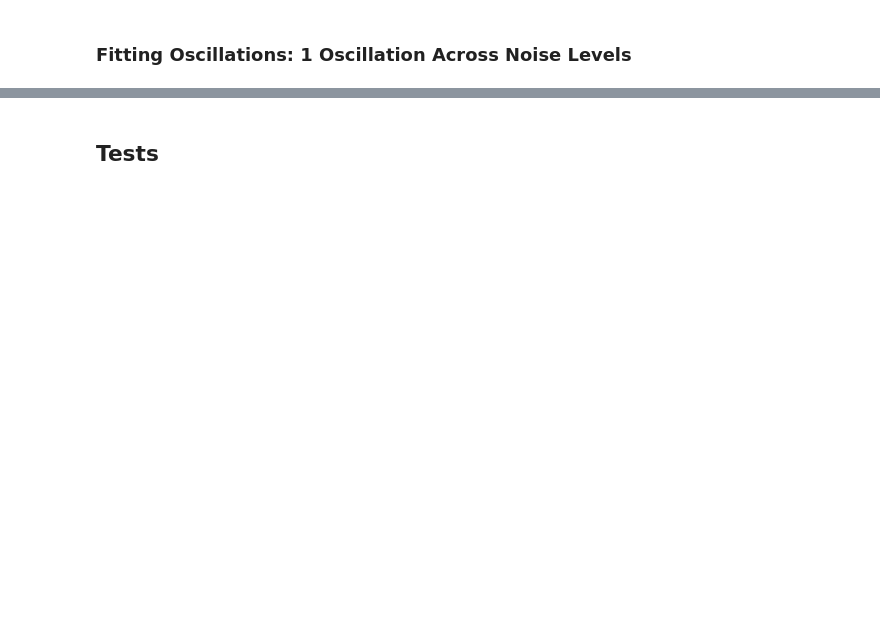
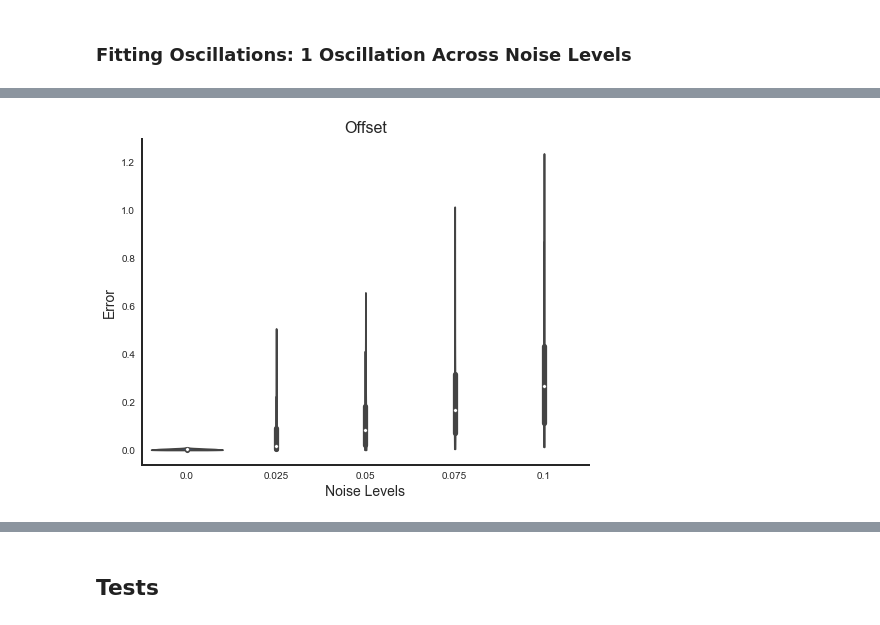
Before and after one commit to TomDonoghue/SIMparam, a Jupyter notebook: FOOOF-SyntheticTesting.ipynb, the cells around one changed output, grey strips where cells are left out. Drawn from its saved outputs; the diff is of its cells as text; code cells hidden in the pictures; blank space fills up the shorter version.

```diff
--- a/FOOOF-SyntheticTesting.ipynb
+++ b/FOOOF-SyntheticTesting.ipynb
@@ -340,0 +249,4 @@ fg = FOOOFGroup(peak_width_limits=[1, 6], max_n_peaks=6)
+# %%
+plot_errors_violin(bg_errors[:, :, 0], 'Offset')
+# %% [output]
+[figure, added]
```
Also changed, not shown: parts of 50 cells of this notebook.
